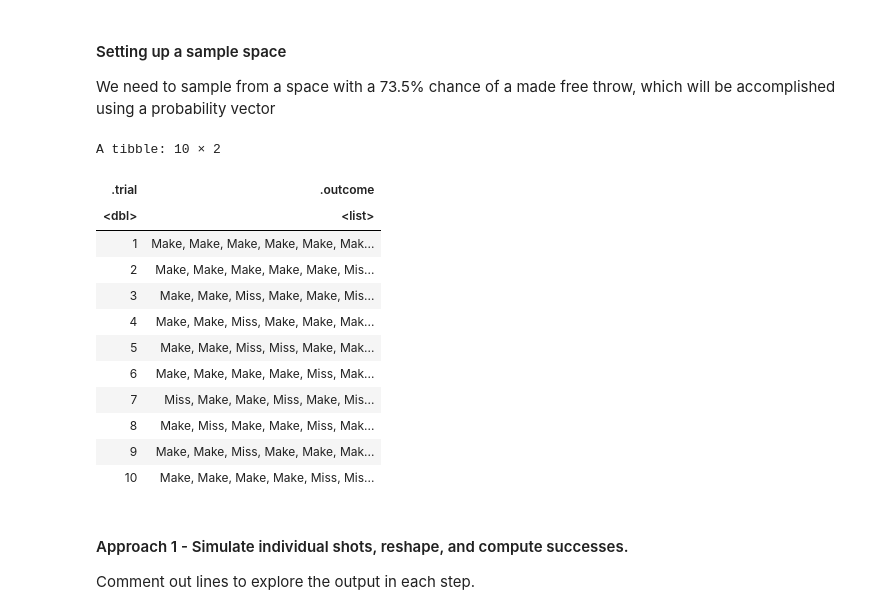
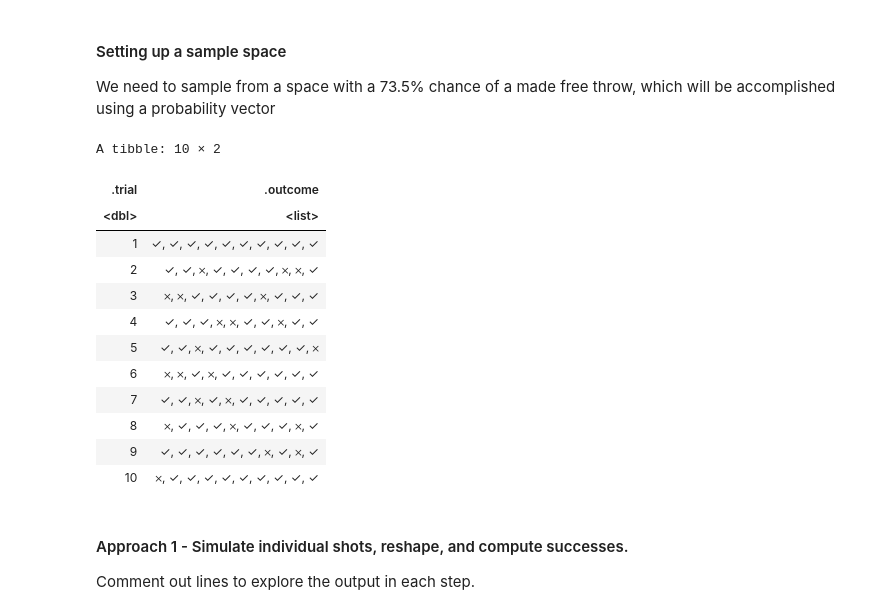
Before and after one commit to yardsale8/probability_simulations_in_R, a Jupyter notebook: 2_1_simulating_the_binomial_distribution.ipynb, the cells around one changed output. Cells and saved outputs as stored; diff of their text form; code cells hidden in the pictures.

```diff
--- a/2_1_simulating_the_binomial_distribution.ipynb
+++ b/2_1_simulating_the_binomial_distribution.ipynb
@@ -81,24 +47,23 @@ We will illustrate this process in three ways,
 
 We need to sample from a space with a 73.5% chance of a made free throw, which will be accomplished using a probability vector
 # %%
-shot <- c('Make', 'Miss')
+shot <- c('✓', '𐄂')
 shot.probs <- c(0.735, 1 - 0.735)
+replicate(10, sample(shot, 10, replace = TRUE, prob = shot.probs))
+# %% [output]
+A tibble: 10 × 2
+| .trial | .outcome |
+| <dbl> | <list> |
+| 1 | ✓, ✓, ✓, ✓, ✓, ✓, ✓, ✓, ✓, ✓ |
+| 2 | ✓, ✓, 𐄂, ✓, ✓, ✓, ✓, 𐄂, 𐄂, ✓ |
+| 3 | 𐄂, 𐄂, ✓, ✓, ✓, ✓, 𐄂, ✓, ✓, ✓ |
+| 4 | ✓, ✓, ✓, 𐄂, 𐄂, ✓, ✓, 𐄂, ✓, ✓ |
+| 5 | ✓, ✓, 𐄂, ✓, ✓, ✓, ✓, ✓, ✓, 𐄂 |
+| 6 | 𐄂, 𐄂, ✓, 𐄂, ✓, ✓, ✓, ✓, ✓, ✓ |
+| 7 | ✓, ✓, 𐄂, ✓, 𐄂, ✓, ✓, ✓, ✓, ✓ |
+| 8 | 𐄂, ✓, ✓, ✓, 𐄂, ✓, ✓, ✓, 𐄂, ✓ |
+| 9 | ✓, ✓, ✓, ✓, ✓, ✓, 𐄂, ✓, 𐄂, ✓ |
+| 10 | 𐄂, ✓, ✓, ✓, ✓, ✓, ✓, ✓, ✓, ✓ |
-# %%
-replicate(10, sample(shot, 10, replace = TRUE, prob = shot.probs))
-# %% [output]
-A tibble: 10 × 2
-| .trial | .outcome |
-| <dbl> | <list> |
-| 1 | Make, Make, Make, Make, Make, Mak... |
-| 2 | Make, Make, Make, Make, Make, Mis... |
-| 3 | Make, Make, Miss, Make, Make, Mis... |
-| 4 | Make, Make, Miss, Make, Make, Mak... |
-| 5 | Make, Make, Miss, Miss, Make, Mak... |
-| 6 | Make, Make, Make, Make, Miss, Mak... |
-| 7 | Miss, Make, Make, Miss, Make, Mis... |
-| 8 | Make, Miss, Make, Make, Miss, Mak... |
-| 9 | Make, Make, Miss, Make, Make, Mak... |
-| 10 | Make, Make, Make, Make, Miss, Mis... |
 # %% [markdown]
 #### Approach 1 - Simulate individual shots, reshape, and compute successes.
 
```
Also changed, not shown: parts of 22 cells of this notebook.
